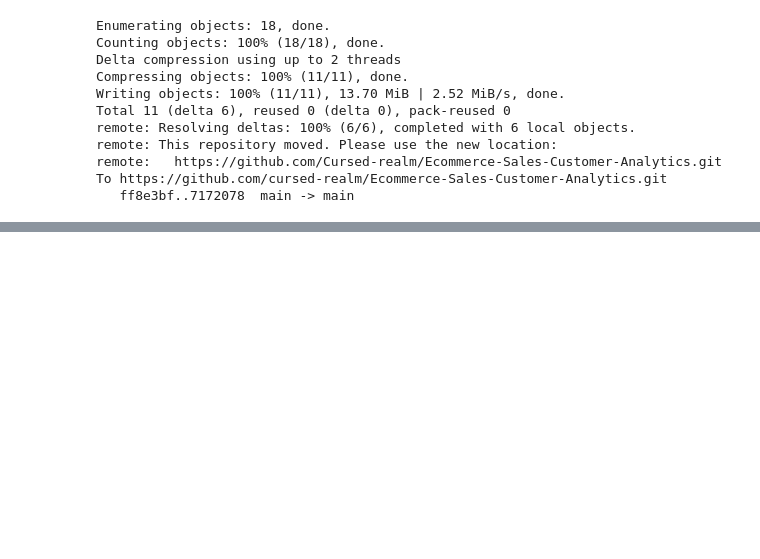
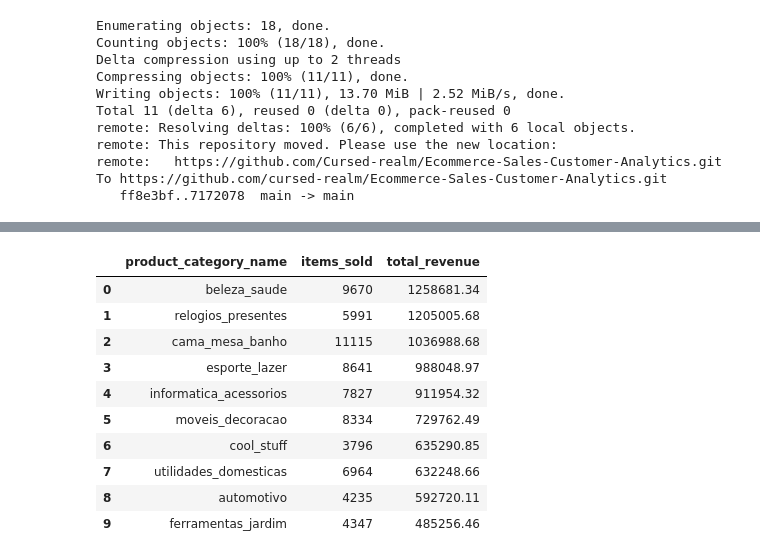
Before and after one commit to Cursed-realm/Ecommerce-Sales-Customer-Analytics, a Jupyter notebook: Ecommerce_Sales_Customer_Analytics.ipynb, the cells around one changed output, grey strips where cells are left out. Cells and saved outputs as stored; diff of their text form; code cells hidden in the pictures; blank space fills up the shorter version.

```diff
--- a/Ecommerce_Sales_Customer_Analytics.ipynb
+++ b/Ecommerce_Sales_Customer_Analytics.ipynb
@@ -470,0 +519,3 @@ To https://github.com/cursed-realm/Ecommerce-Sales-Customer-Analytics.git
+# %%
+products[['product_name_lenght', 'product_description_lenght']] = products[['product_name_lenght', 'product_description_lenght']].fillna(0)
+products.isnull().sum()
@@ -470,0 +608,25 @@ To https://github.com/cursed-realm/Ecommerce-Sales-Customer-Analytics.git
+# %%
+query = """
+SELECT p.product_category_name,
+       COUNT(oi.order_id) as items_sold,
+       ROUND(SUM(oi.price), 2) as total_revenue
+FROM order_items oi
+JOIN products p ON oi.product_id = p.product_id
+GROUP BY p.product_category_name
+ORDER BY total_revenue DESC
+LIMIT 10;
+"""
+
+pd.read_sql(query, conn)
+# %% [output]
+|  | product_category_name | items_sold | total_revenue |
+| 0 | beleza_saude | 9670 | 1258681.34 |
+| 1 | relogios_presentes | 5991 | 1205005.68 |
+| 2 | cama_mesa_banho | 11115 | 1036988.68 |
+| 3 | esporte_lazer | 8641 | 988048.97 |
+| 4 | informatica_acessorios | 7827 | 911954.32 |
+| 5 | moveis_decoracao | 8334 | 729762.49 |
+| 6 | cool_stuff | 3796 | 635290.85 |
+| 7 | utilidades_domesticas | 6964 | 632248.66 |
+| 8 | automotivo | 4235 | 592720.11 |
+| 9 | ferramentas_jardim | 4347 | 485256.46 |
```
Also changed, not shown: parts of 19 cells of this notebook.
